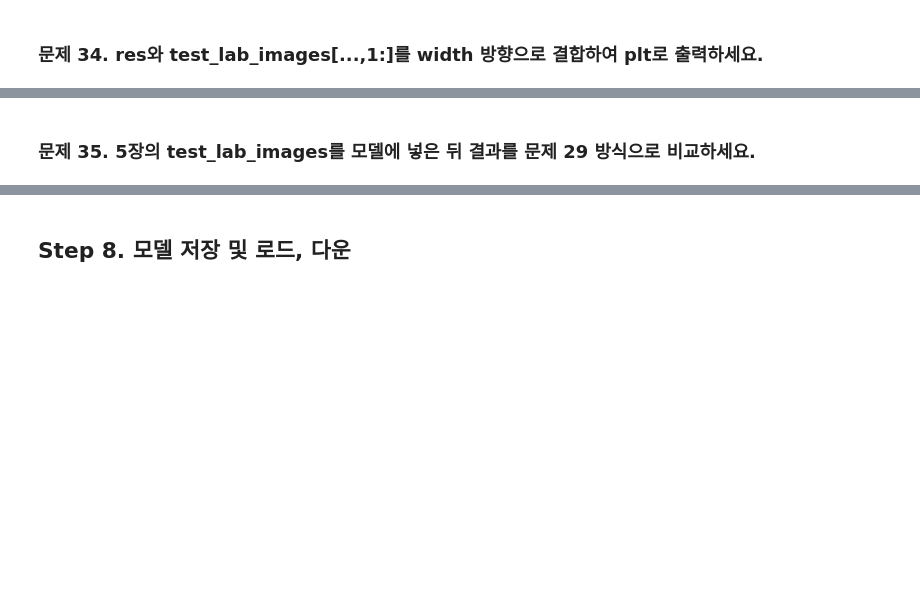
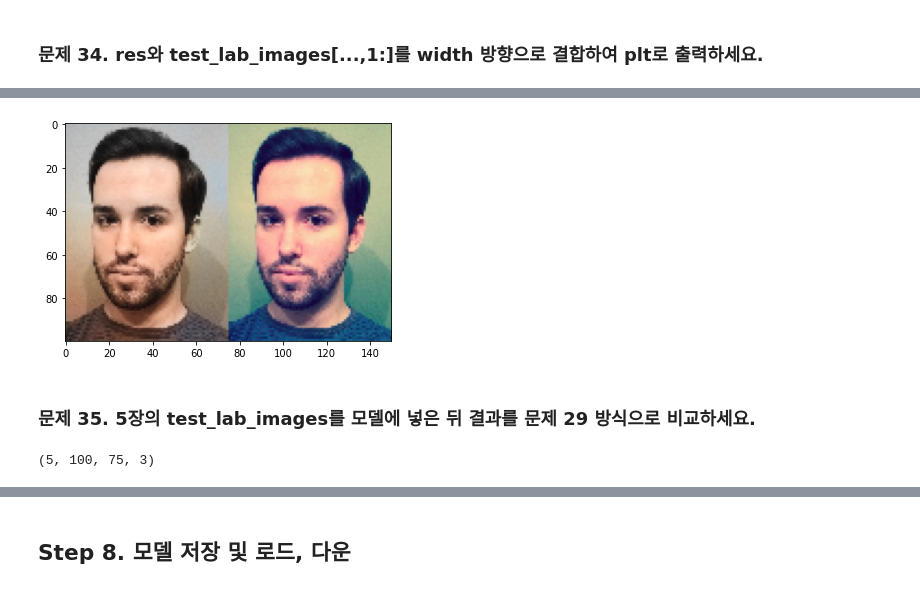
Before and after one commit to boossiman2/FastCampus-Deeplearning300, a Jupyter notebook: Part2_Image change/2_4_흑백 칼라 전환 - 오래된 흑백 사진을 흐릿한 컬러 사진으로 복원하기.ipynb, the cells around one changed output, grey strips where cells are left out. Drawn from its saved outputs; the diff is of its cells as text; code cells hidden in the pictures; blank space fills up the shorter version.

```diff
--- a/Part2_Image change/2_4_흑백 칼라 전환 - 오래된 흑백 사진을 흐릿한 컬러 사진으로 복원하기.ipynb
+++ b/Part2_Image change/2_4_흑백 칼라 전환 - 오래된 흑백 사진을 흐릿한 컬러 사진으로 복원하기.ipynb
@@ -423,4 +596,8 @@ plt.show()
 # %%
 # res와 test_images[1]를 width 방향으로 결합하여 (100, 75 * 3, 3) 의 이미지를 만들어 plt로 출력하는 코드를 작성하세요.
+plt.imshow(np.concatenate([res, test_images[1]],axis=1))
+plt.show()
+# %% [output]
+[figure, added]
 # %% [markdown]
 ### 문제 35. 5장의 test_lab_images를 모델에 넣은 뒤 결과를 문제 29 방식으로 비교하세요.
@@ -427,2 +606,6 @@ plt.show()
+# %%
+five.shape
+# %% [output]
+(5, 100, 75, 3)
 # %%
 # 5장의 이미지를 모델에 넣고 결과를 29번과 같은 방식으로 비교하는 코드를 작성하세요.
```
Also changed, not shown: parts of 29 cells of this notebook.
